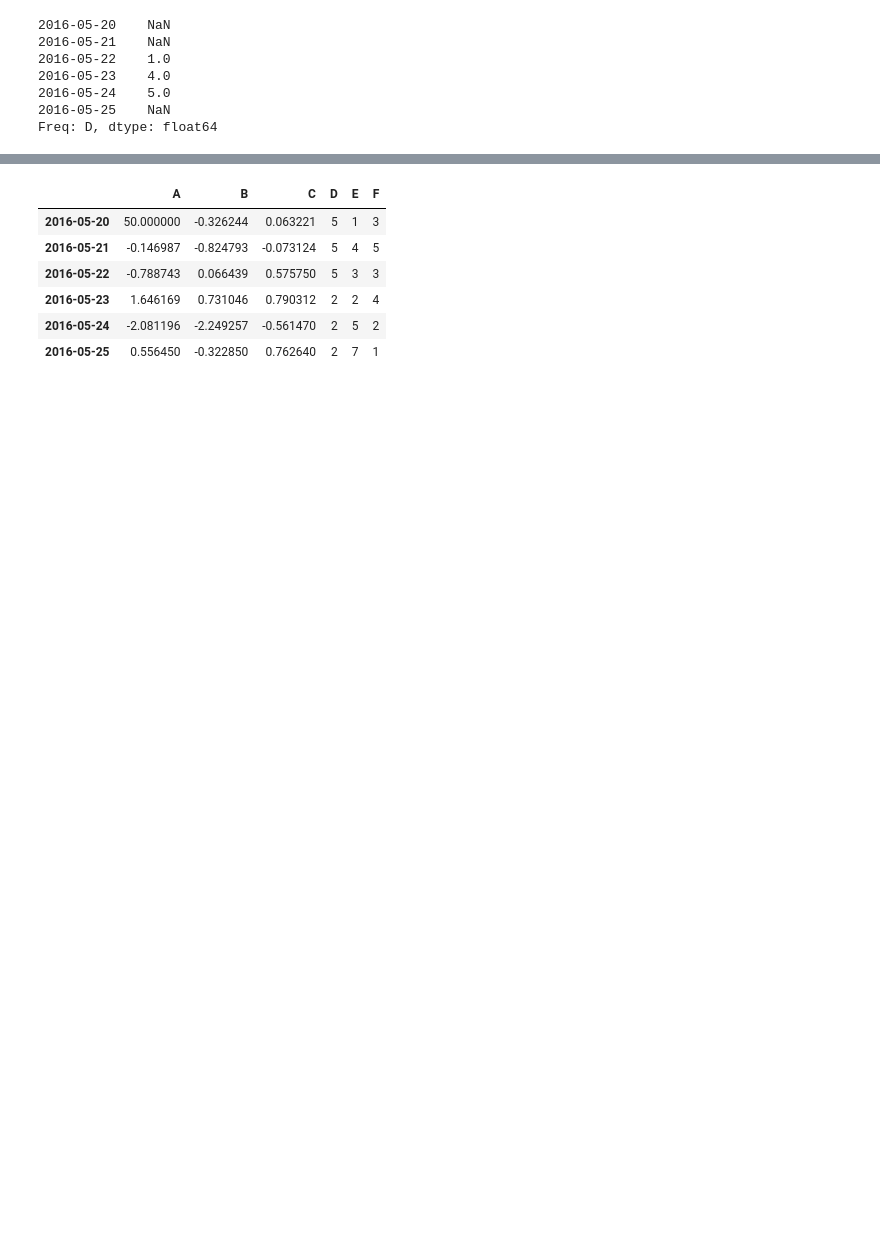
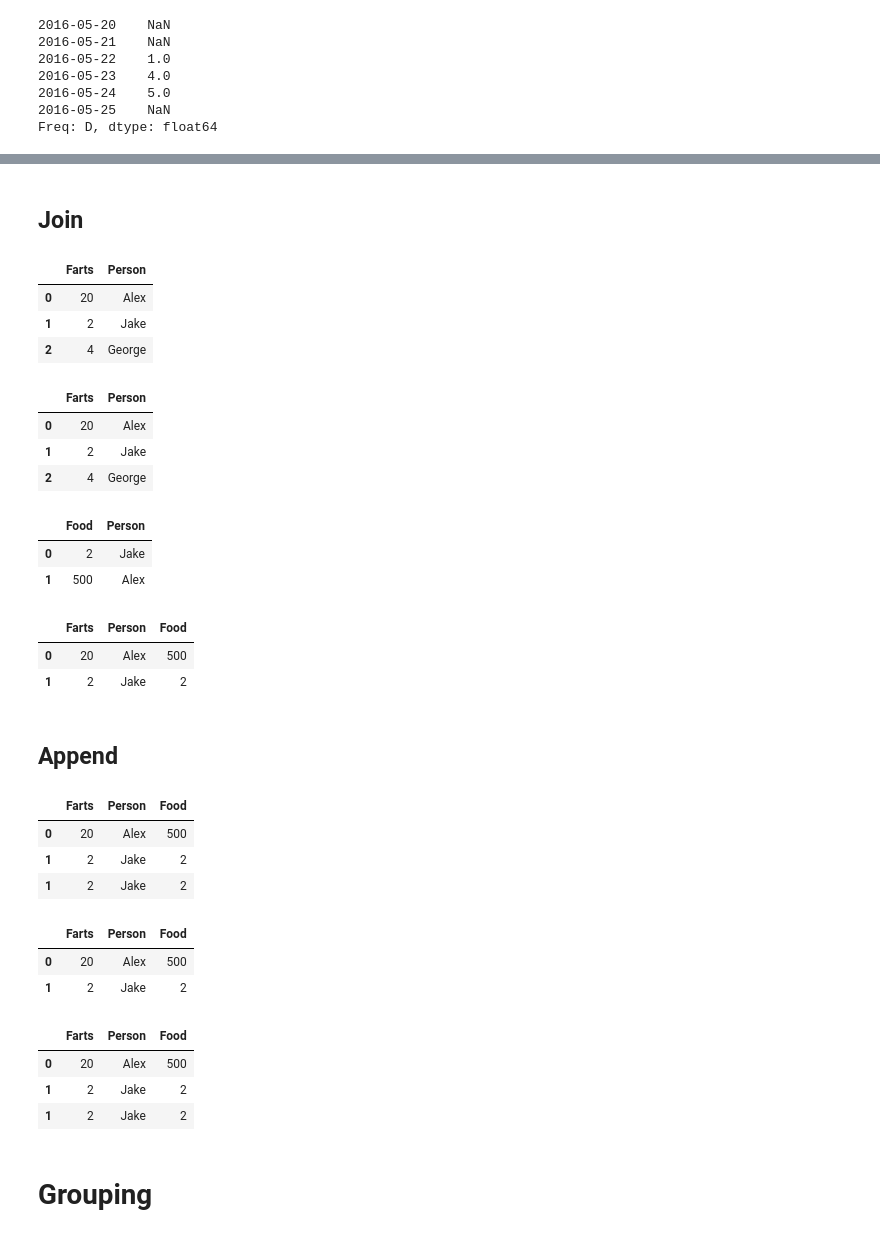
Before and after one commit to jpellman/Practice, a Jupyter notebook: Python/Pandas/10_Minutes_to_Pandas.ipynb, the cells around one changed output, grey strips where cells are left out. Drawn from its saved outputs; the diff is of its cells as text; code cells hidden in the pictures; blank space fills up the shorter version.

Commit message:
10 min to pandas: Grouping and reshaping

```diff
--- a/Python/Pandas/10_Minutes_to_Pandas.ipynb
+++ b/Python/Pandas/10_Minutes_to_Pandas.ipynb
@@ -551,10 +732,59 @@ df.sub(s, axis='index')
+# %% [markdown]
+## Join
+# %%
+left = pd.DataFrame({'Person': ['Alex','Jake','George'], 'Farts' : [20,2,4]})
+# %% [output]
+|  | Farts | Person |
+| 0 | 20 | Alex |
+| 1 | 2 | Jake |
+| 2 | 4 | George |
+# %%
+right = pd.DataFrame({'Person' : ['Jake','Alex'], 'Food' : [2,500]})
+# %%
+left
+# %% [output]
+|  | Farts | Person |
+| 0 | 20 | Alex |
+| 1 | 2 | Jake |
+| 2 | 4 | George |
+# %%
+right
+# %% [output]
+|  | Food | Person |
+| 0 | 2 | Jake |
+| 1 | 500 | Alex |
+# %%
+df = pd.merge(left,right,on='Person')
+df
+# %% [output]
+|  | Farts | Person | Food |
+| 0 | 20 | Alex | 500 |
+| 1 | 2 | Jake | 2 |
+# %% [markdown]
+## Append
+# %%
+s = df.iloc[1]
 # %%
-df
+df.append(s)
 # %% [output]
-|  | A | B | C | D | E | F |
-| 2016-05-20 | 50.000000 | -0.326244 | 0.063221 | 5 | 1 | 3 |
-| 2016-05-21 | -0.146987 | -0.824793 | -0.073124 | 5 | 4 | 5 |
-| 2016-05-22 | -0.788743 | 0.066439 | 0.575750 | 5 | 3 | 3 |
-| 2016-05-23 | 1.646169 | 0.731046 | 0.790312 | 2 | 2 | 4 |
-| 2016-05-24 | -2.081196 | -2.249257 | -0.561470 | 2 | 5 | 2 |
-| 2016-05-25 | 0.556450 | -0.322850 | 0.762640 | 2 | 7 | 1 |
+|  | Farts | Person | Food |
+| 0 | 20 | Alex | 500 |
+| 1 | 2 | Jake | 2 |
+| 1 | 2 | Jake | 2 |
+# %%
+# Not an in place operation
+df
+# %% [output]
+|  | Farts | Person | Food |
+| 0 | 20 | Alex | 500 |
+| 1 | 2 | Jake | 2 |
+# %%
+df = df.append(s)
+df
+# %% [output]
+|  | Farts | Person | Food |
+| 0 | 20 | Alex | 500 |
+| 1 | 2 | Jake | 2 |
+| 1 | 2 | Jake | 2 |
+# %% [markdown]
+# Grouping
```
Also changed, not shown: parts of 74 cells of this notebook.
